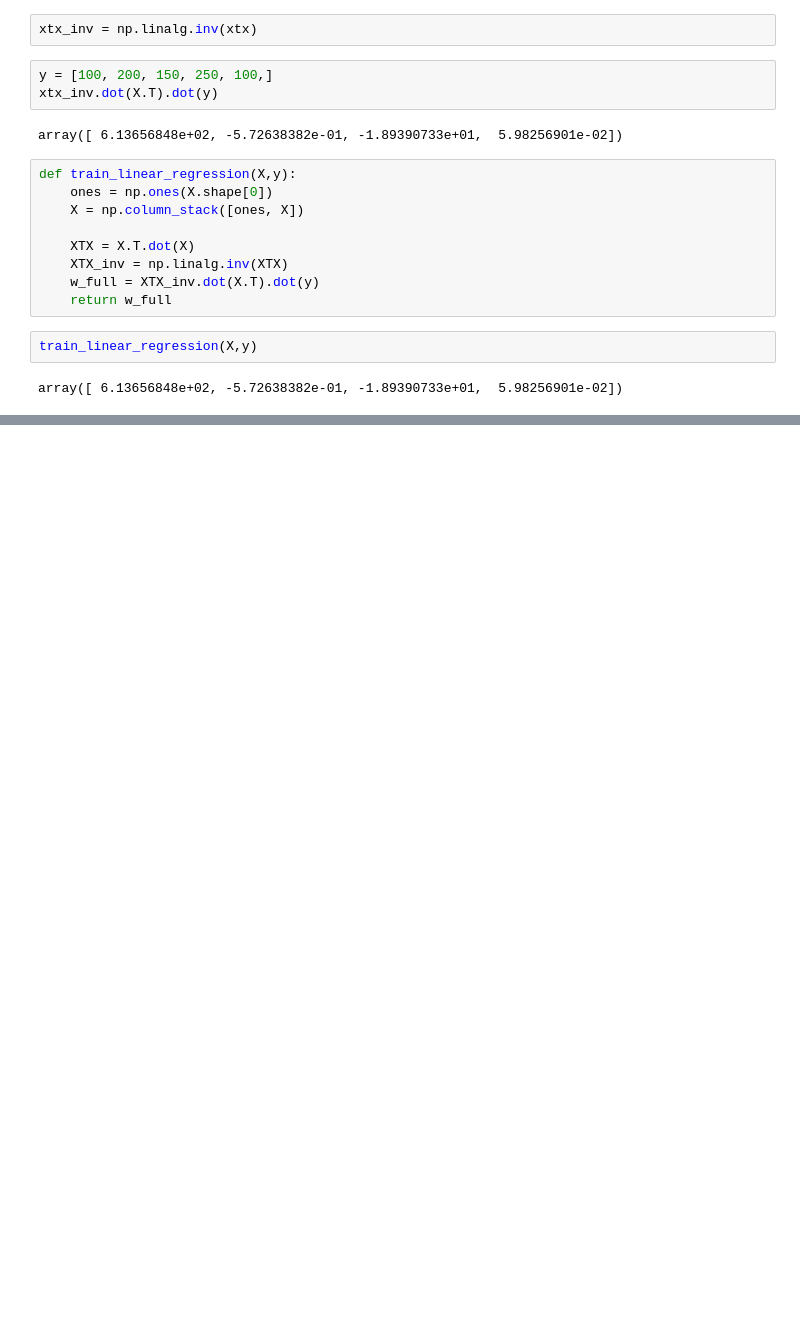
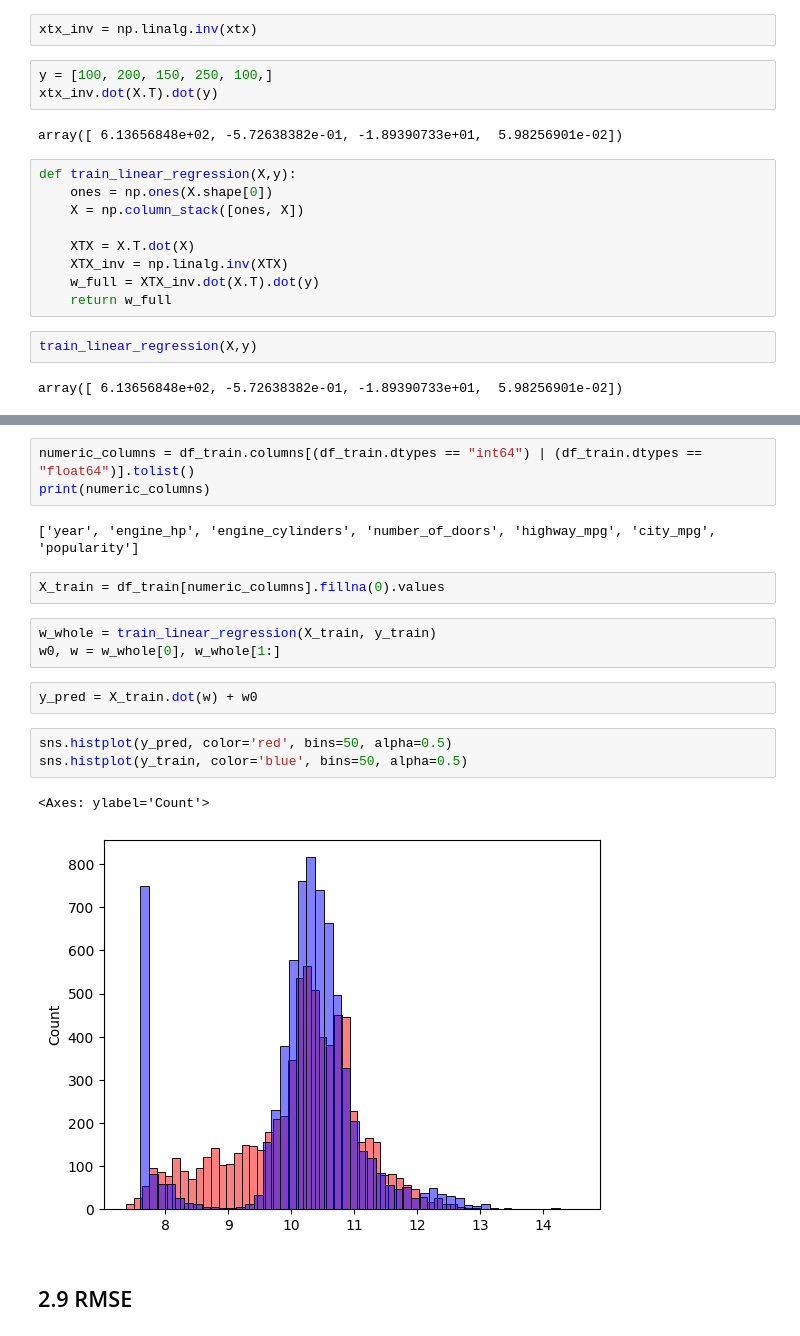
Before and after one commit to AurisNauris/ML-zoomcamp-homework, a Jupyter notebook: 02-regression/02_notebook.ipynb, the cells around one changed output, grey strips where cells are left out. Saved outputs shown, nothing was run; the diff lists cells and outputs as text; blank space fills up the shorter version.

```diff
--- a/02-regression/02_notebook.ipynb
+++ b/02-regression/02_notebook.ipynb
@@ -294,0 +316,20 @@ array([ 6.13656848e+02, -5.72638382e-01, -1.89390733e+01,  5.98256901e-02])
+# %%
+numeric_columns = df_train.columns[(df_train.dtypes == "int64") | (df_train.dtypes == "float64")].tolist()
+print(numeric_columns)
+# %% [output]
+['year', 'engine_hp', 'engine_cylinders', 'number_of_doors', 'highway_mpg', 'city_mpg', 'popularity']
+# %%
+X_train = df_train[numeric_columns].fillna(0).values
+# %%
+w_whole = train_linear_regression(X_train, y_train)
+w0, w = w_whole[0], w_whole[1:]
+# %%
+y_pred = X_train.dot(w) + w0
+# %%
+sns.histplot(y_pred, color='red', bins=50, alpha=0.5)
+sns.histplot(y_train, color='blue', bins=50, alpha=0.5)
+# %% [output]
+<Axes: ylabel='Count'>
+[figure, added]
+# %% [markdown]
+## 2.9 RMSE
```
Also changed, not shown: parts of 2 cells of this notebook, 1 other file.
